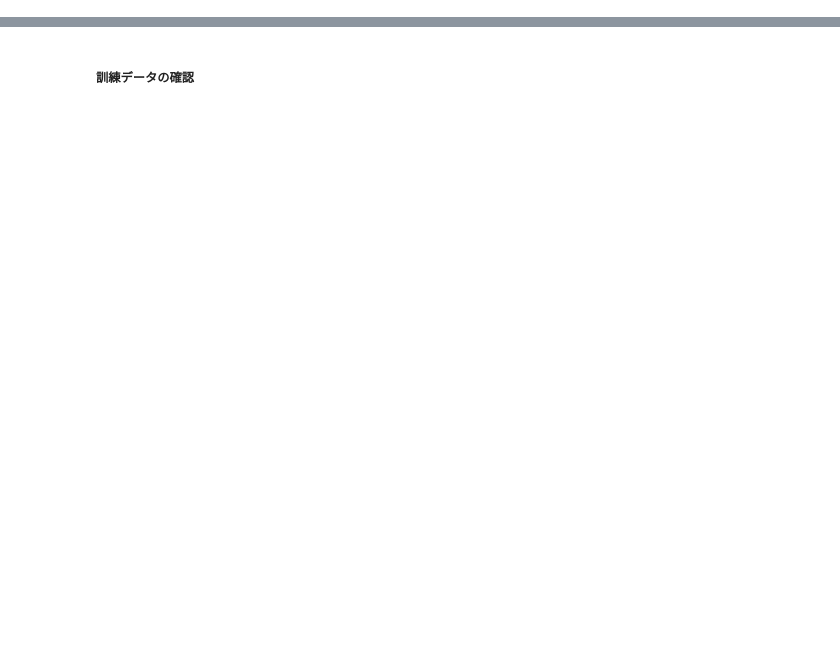
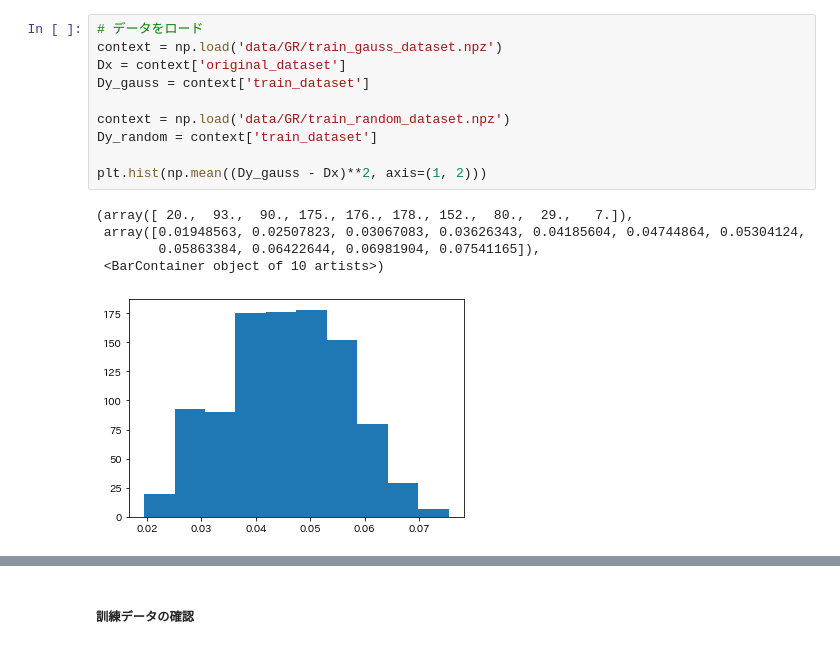
Before and after one commit to hmHam/SelectiveSR, a Jupyter notebook: blur_deblur/create_dataset.ipynb, the cells around one changed output, grey strips where cells are left out. Drawn from its saved outputs; the diff is of its cells as text; blank space fills up the shorter version.

```diff
--- a/blur_deblur/create_dataset.ipynb
+++ b/blur_deblur/create_dataset.ipynb
@@ -99,0 +202,16 @@ create_test_dataset(funcs_smooth, c=C, fname='GR' + '/test/smooth/c3_dataset.npz
+# %%
+# データをロード
+context = np.load('data/GR/train_gauss_dataset.npz')
+Dx = context['original_dataset']
+Dy_gauss = context['train_dataset']
+
+context = np.load('data/GR/train_random_dataset.npz')
+Dy_random = context['train_dataset']
+
+plt.hist(np.mean((Dy_gauss - Dx)**2, axis=(1, 2)))
+# %% [output]
+(array([ 20.,  93.,  90., 175., 176., 178., 152.,  80.,  29.,   7.]),
+ array([0.01948563, 0.02507823, 0.03067083, 0.03626343, 0.04185604, 0.04744864, 0.05304124,
+        0.05863384, 0.06422644, 0.06981904, 0.07541165]),
+ <BarContainer object of 10 artists>)
+[figure, added]
```
Also changed, not shown: parts of 12 cells of this notebook, 3 other files.
